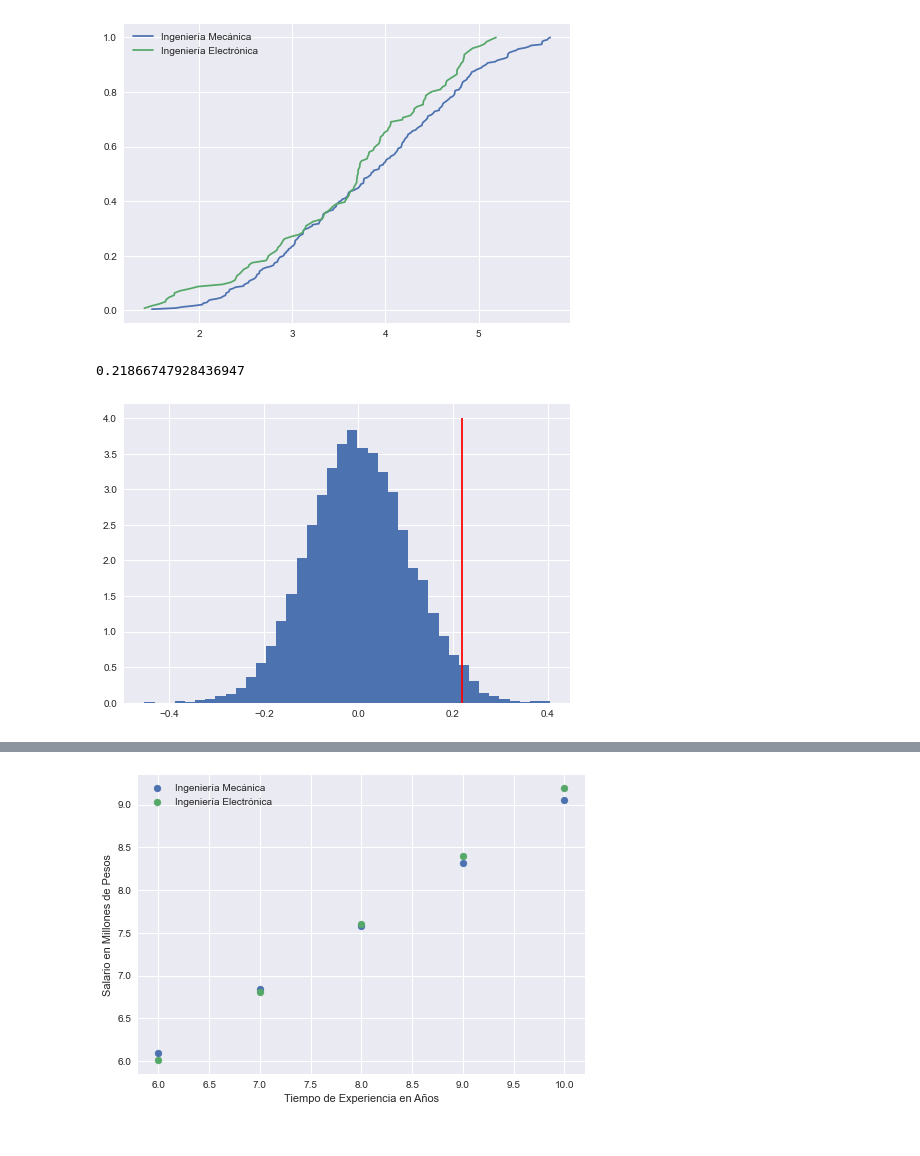
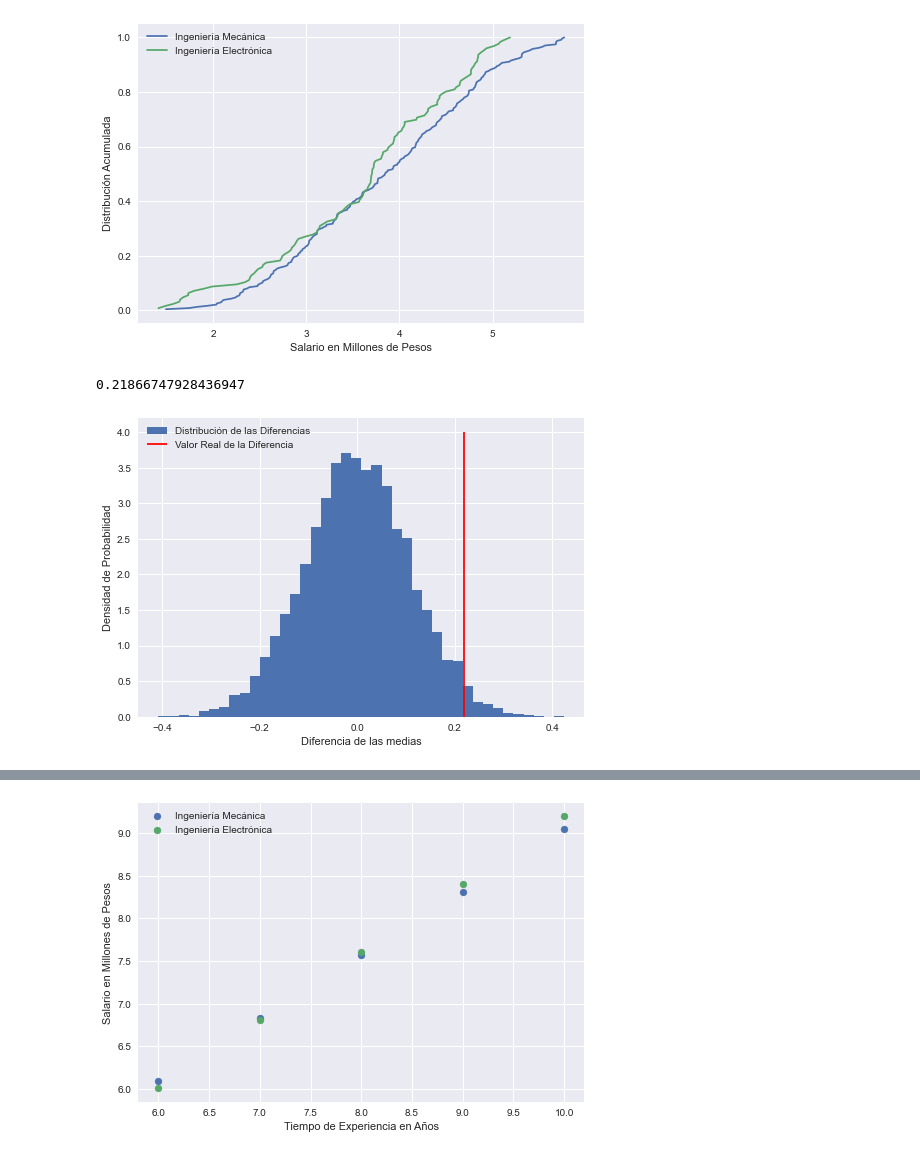
Before and after one commit to dfdiazc/IntroCienciaDatos1, a Jupyter notebook: main.ipynb, the cells around one changed output, grey strips where cells are left out. Drawn from its saved outputs; the diff is of its cells as text; code cells hidden in the pictures.

```diff
--- a/main.ipynb
+++ b/main.ipynb
@@ -20,8 +20,10 @@ experience_electronic = np.array(electronic[columns])/12
 _ = plt.plot(np.sort(salary_mechanical), np.linspace(1/len(salary_mechanical), 1, len(salary_mechanical)), label = "Ingeniería Mecánica")
 _ = plt.plot(np.sort(salary_electronic), np.linspace(1/len(salary_electronic), 1, len(salary_electronic)), label = "Ingeniería Electrónica")
 _ = plt.legend()
+_ = plt.xlabel("Salario en Millones de Pesos")
+_ = plt.ylabel("Distribución Acumulada")
 # %% [output]
-[figure, old version]
+[figure, new version]
 # %%
 real_diff = np.mean(salary_mechanical) - np.mean(salary_electronic)
 real_diff
@@ -42,10 +44,13 @@ for i in range(n_iteraciones):
     salaries_fake_electronic = salaries[n_electronic:]
     diffs[i] = np.mean(salaries_fake_mechanical) - np.mean(salaries_fake_electronic)
 # %%
-_ = plt.hist(diffs, bins=40, density=True)
-_ = plt.vlines(real_diff, 0, 4, color="red")
+_ = plt.hist(diffs, bins = 40, density = True, label = "Distribución de las Diferencias")
+_ = plt.vlines(real_diff, 0, 4, color = "red", label = "Valor Real de la Diferencia")
+_ = plt.legend(loc = "upper left")
+_ = plt.xlabel("Diferencia de las medias")
+_ = plt.ylabel("Densidad de Probabilidad")
 # %% [output]
-[figure, old version]
+[figure, new version]
 # %%
 p_value = np.count_nonzero(diffs > real_diff)/len(diffs)
 p_value
```
Also changed, not shown: parts of 6 cells of this notebook, 2 other files.
